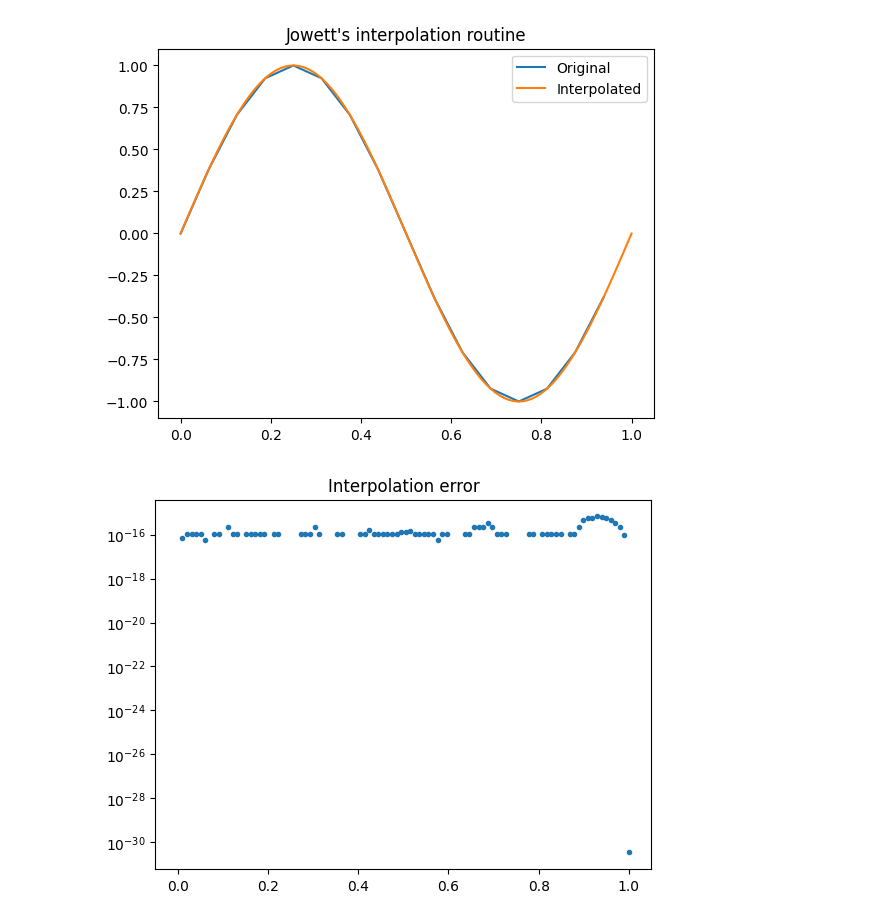
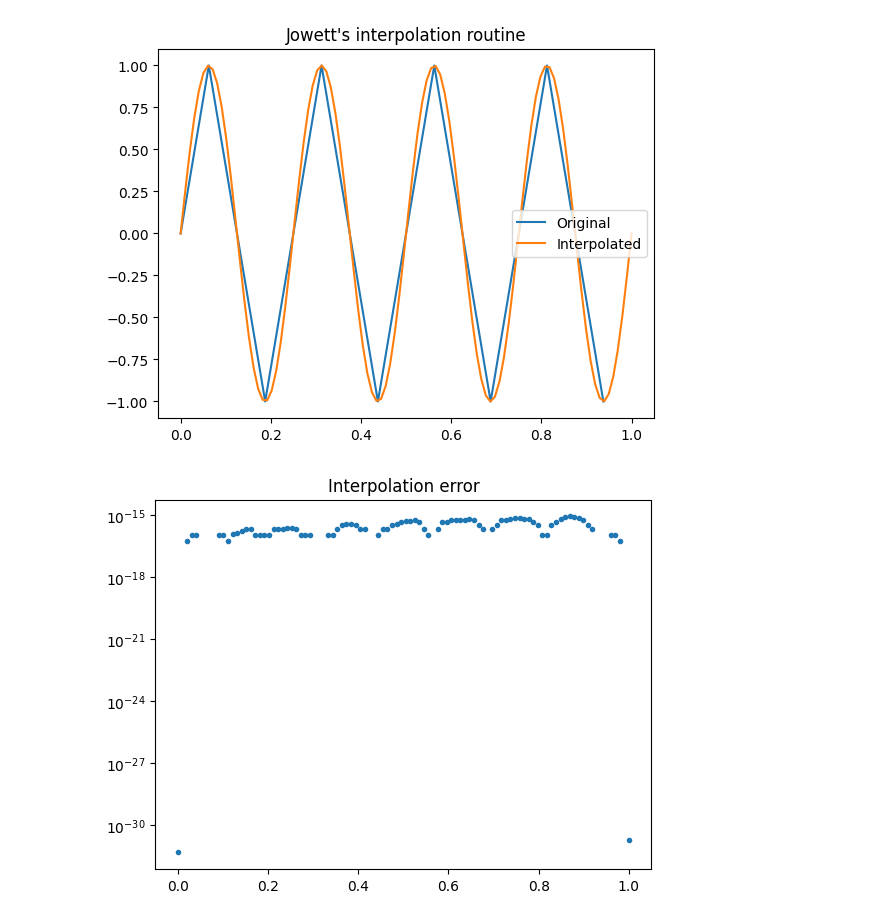
Before and after one commit to KunkelAlexander/fdm-hybrid-scheme, a Jupyter notebook: demonstration/FFTInterpolation.ipynb, the cells around one changed output. Saved outputs shown, nothing was run; the diff lists cells and outputs as text; code cells hidden in the pictures.

```diff
--- a/demonstration/FFTInterpolation.ipynb
+++ b/demonstration/FFTInterpolation.ipynb
@@ -8,7 +8,7 @@ import matplotlib.pyplot as plt
 # Define the periodic function (in this case, a sine wave)
 
 def f(x):
-    return np.sin(2*np.pi*x)
+    return np.sin(8*np.pi*x)
 
 
 
@@ -22,13 +22,6 @@ def fft_interp(coeffs, x):
     return np.dot(coeffs, eikx) / size
 
 
-
-def fft_interp_vec(coeffs, xv):
-    size = len(coeffs)
-    kn = np.fft.fftfreq(size)
-    eikx = np.exp( 2.j*np.pi*size*np.outer(xv, kn) )
-
-    return np.einsum('ab,b->a', eikx, pix_fft) / size
 
 
 
@@ -44,35 +37,35 @@ x = np.linspace(xmin, xmax, n_points, endpoint=False)
 dx = x[1]-x[0]
 
 # Evaluate the function at the sample points
 y = f(x)
 
 # Compute the FFT of the function
 fft_y = np.fft.fft(y)
 
 xx = np.linspace(0,1,100)
 interp = []
 for xxx in xx:
     interp.append(np.real(fft_interp(fft_y,xxx)))
 
 
 # Print the interpolated value
 #print("Interpolated value at x=1.5:", np.real(interp_val))
 
 # Print the interpolated value
 plt.title("Jowett's interpolation routine")
 plt.plot(x,f(x),'-', label="Original")
 plt.plot(xx, interp, label="Interpolated")
 plt.legend()
 plt.show()
 
 plt.title("Interpolation error")
 #plt.plot(x[0]+dx*interp_index,interp_val,'.')
 plt.yscale("log")
 plt.plot(xx, np.abs(interp-f(xx)),'.')
 plt.show()
 # %% [output]
-[figure, old version]
+[figure, new version]
-[figure, old version]
+[figure, new version]
 # %%
 import scipy
 import spectral_derivative as sd
```
Also changed, not shown: parts of 3 cells of this notebook.
